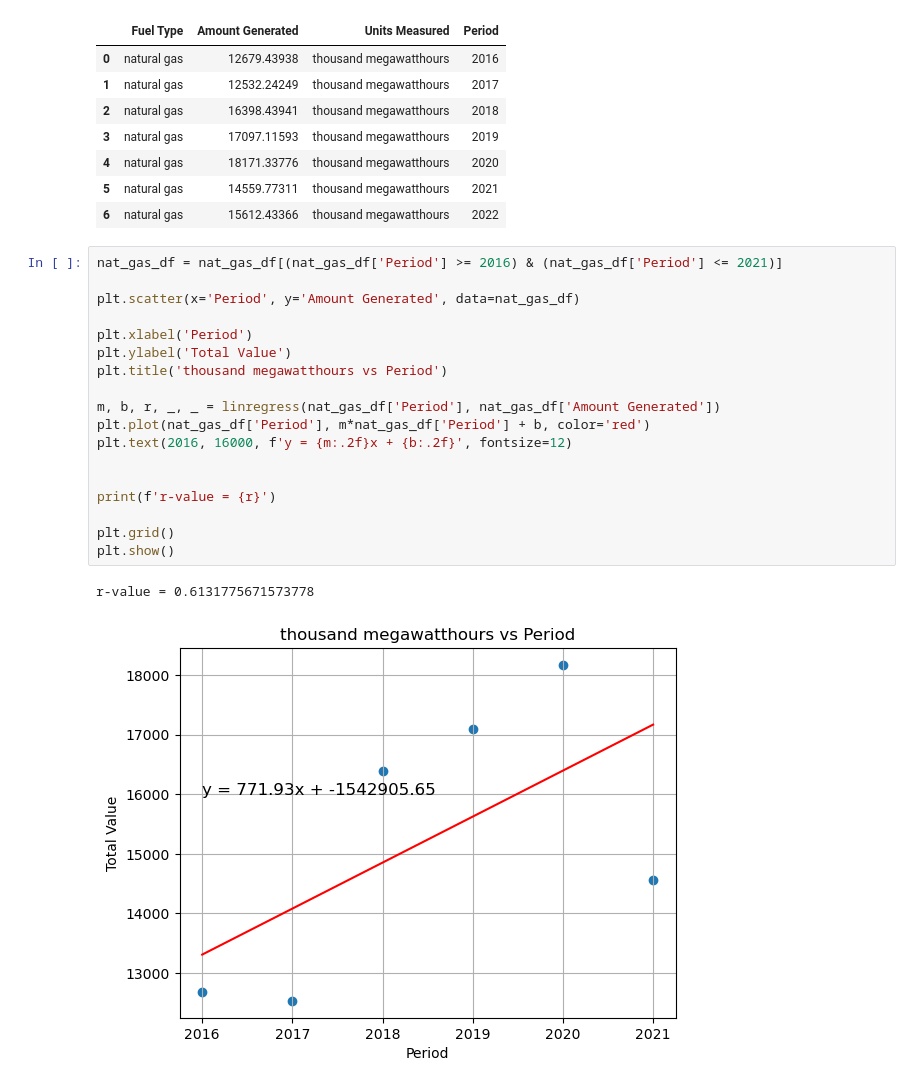
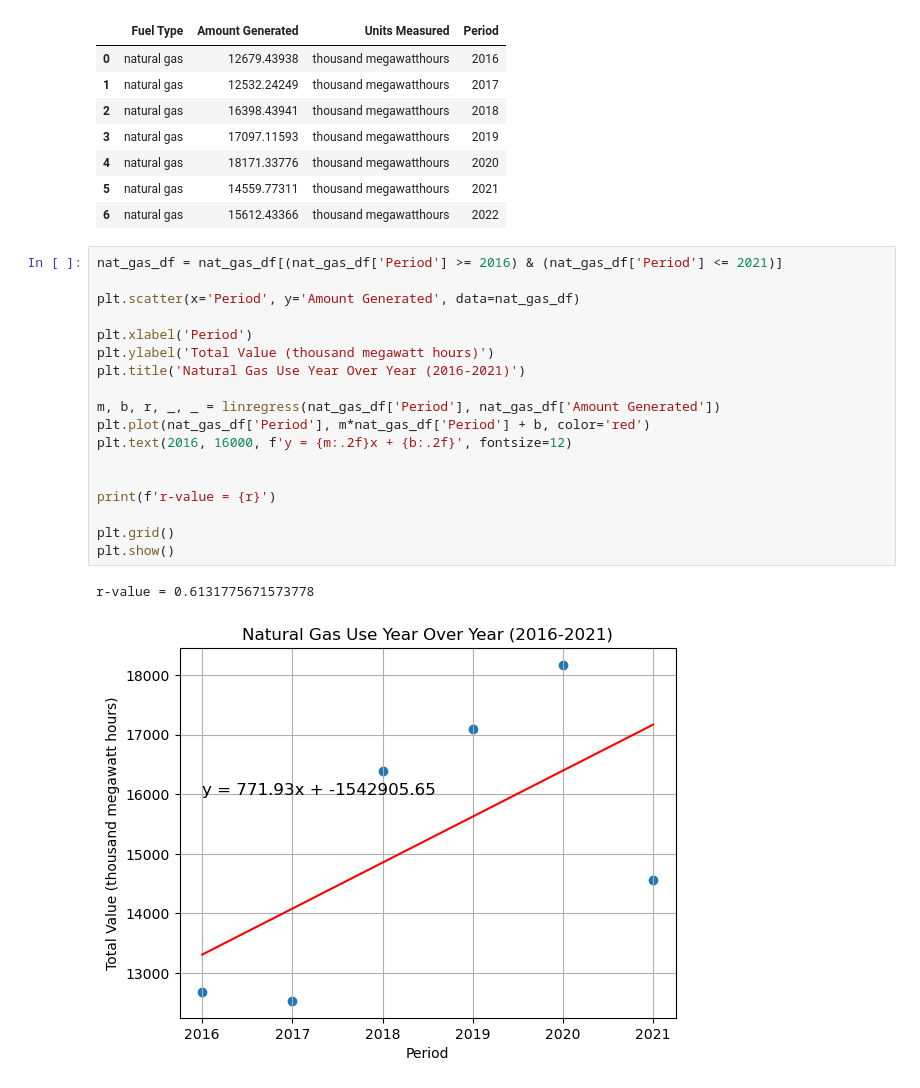
Before and after one commit to Zmart-22/Group-Project-1, a Jupyter notebook: pynergyII.ipynb, the cells around one changed output. Saved outputs shown, nothing was run; the diff lists cells and outputs as text.

```diff
--- a/pynergyII.ipynb
+++ b/pynergyII.ipynb
@@ -270,21 +272,21 @@ nat_gas_df
 # %%
 nat_gas_df = nat_gas_df[(nat_gas_df['Period'] >= 2016) & (nat_gas_df['Period'] <= 2021)]
 
 plt.scatter(x='Period', y='Amount Generated', data=nat_gas_df)
 
 plt.xlabel('Period')
-plt.ylabel('Total Value')
-plt.title('thousand megawatthours vs Period')
+plt.ylabel('Total Value (thousand megawatt hours)')
+plt.title('Natural Gas Use Year Over Year (2016-2021)')
 
 m, b, r, _, _ = linregress(nat_gas_df['Period'], nat_gas_df['Amount Generated'])
 plt.plot(nat_gas_df['Period'], m*nat_gas_df['Period'] + b, color='red')
 plt.text(2016, 16000, f'y = {m:.2f}x + {b:.2f}', fontsize=12)
 
 
 print(f'r-value = {r}')
 
 plt.grid()
 plt.show()
 # %% [output]
 r-value = 0.6131775671573778
-[figure, old version]
+[figure, new version]
```
Also changed, not shown: parts of 14 cells of this notebook.
